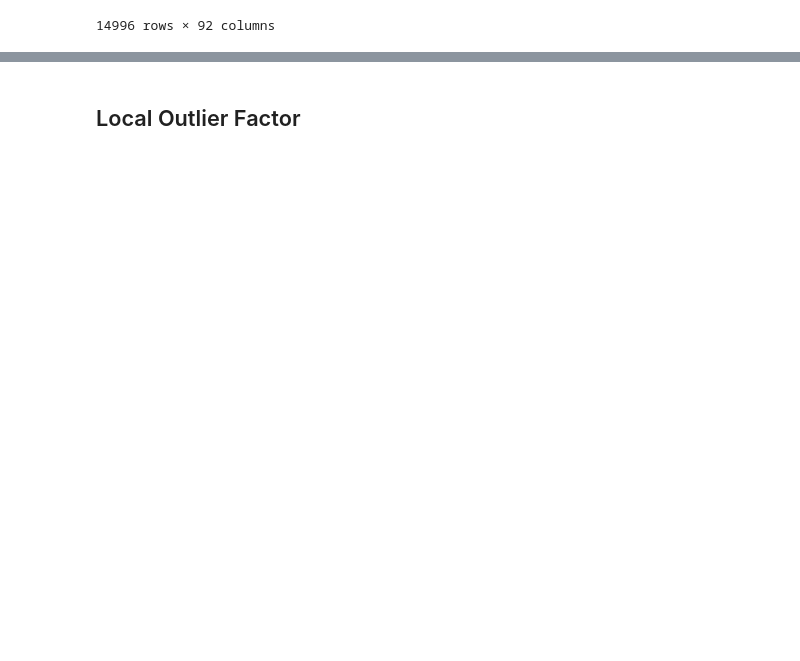
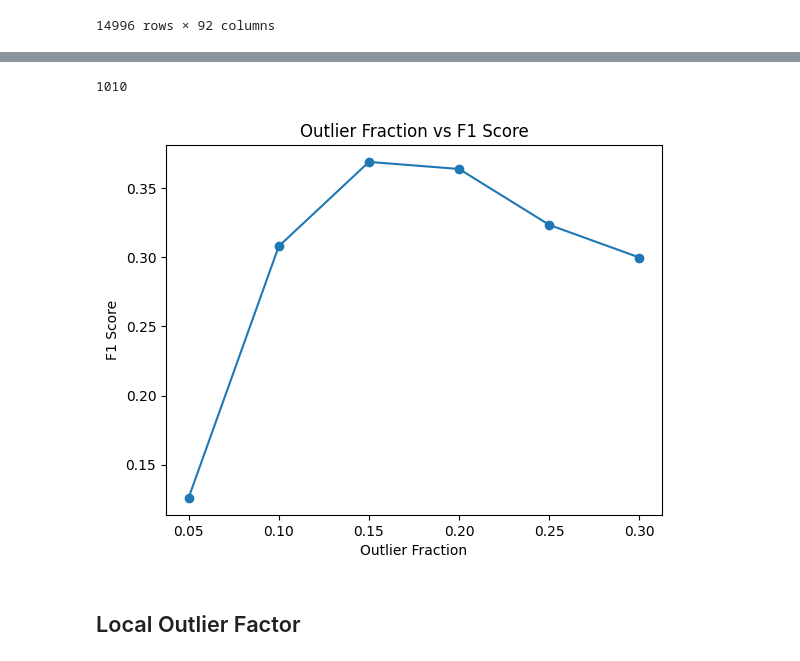
Before and after one commit to Coartix/MLsecu, a Jupyter notebook: OutlierIdentification.ipynb, the cells around one changed output, grey strips where cells are left out. Cells and saved outputs as stored; diff of their text form; code cells hidden in the pictures; blank space fills up the shorter version.

```diff
--- a/OutlierIdentification.ipynb
+++ b/OutlierIdentification.ipynb
@@ -232,3 +232,35 @@ plot_confusion_matrix(df_analysis, 'Label', 'if_outlier')
+# %%
+len(df_analysis[(df_analysis["Label"] == 1) & (df_analysis["if_outlier"] == 1)])
+# %% [output]
+1010
+# %%
+def compute_f1_score_if(outlier_fraction):
+    df_analysis = df.copy()
+    if_outliers = get_list_of_if_outliers(one_hot_enc.iloc[:, 1:], outlier_fraction=outlier_fraction)
+    # Create a column outlier that has 1 if index corresponds to an outlier, 0 otherwise
+    df_analysis['if_outlier'] = 0
+    df_analysis.loc[if_outliers, 'if_outlier'] = 1
+    TP = len(df_analysis[(df_analysis["Label"] == 1) & (df_analysis["if_outlier"] == 1)])
+    FN = len(df_analysis[(df_analysis["Label"] == 0) & (df_analysis["if_outlier"] == 1)])
+    FP = len(df_analysis[(df_analysis["Label"] == 1) & (df_analysis["if_outlier"] == 0)])
+
+    return TP / (TP + 1/2 * (FN + FP))
+# %%
+outlier_fractions = [0.05, 0.1, 0.15, 0.2, 0.25, 0.3]
+
+all_f1_score_if = [compute_f1_score_if(x) for x in outlier_fractions]
+# %%
+plt.plot(outlier_fractions, all_f1_score_if, marker='o', linestyle='-')
+
+# Adding labels and title
+plt.xlabel('Outlier Fraction')
+plt.ylabel('F1 Score')
+plt.title('Outlier Fraction vs F1 Score')
+
+# Display the plot
+plt.show()
+# %% [output]
+[figure, added]
 # %% [markdown]
 ## Local Outlier Factor
 # %%
```
Also changed, not shown: parts of 5 cells of this notebook.
